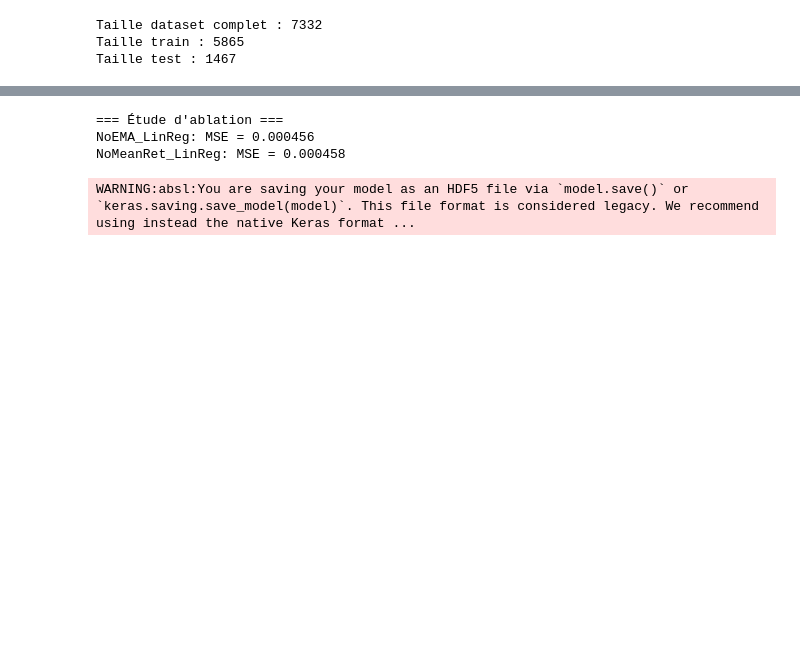
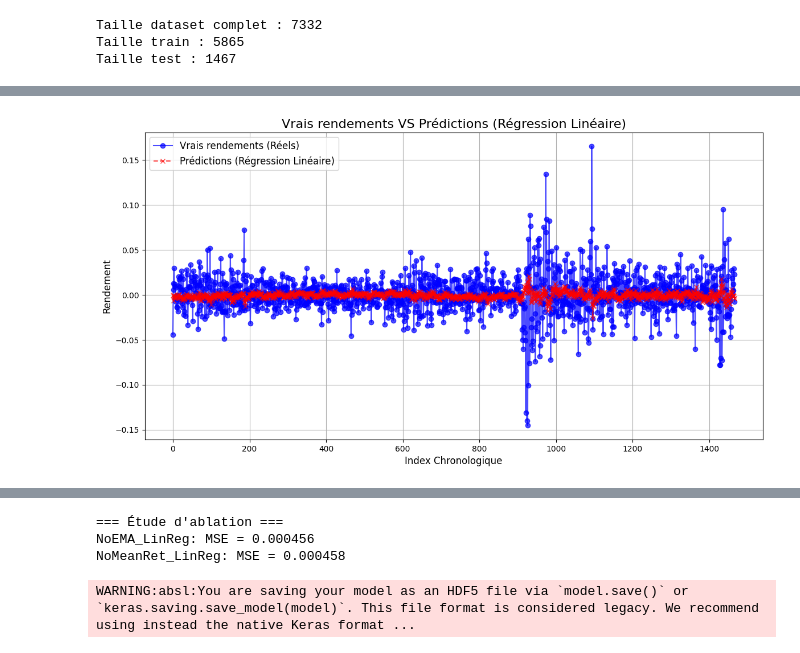
Before and after one commit to ugom2002/projet_DL, a Jupyter notebook: Projet_DL.ipynb, the cells around one changed output, grey strips where cells are left out. Drawn from its saved outputs; the diff is of its cells as text; code cells hidden in the pictures; blank space fills up the shorter version.

```diff
--- a/Projet_DL.ipynb
+++ b/Projet_DL.ipynb
@@ -207 +233,24 @@ Taille test : 1467
+# %%
+import matplotlib.pyplot as plt
+
+# Tracé des vrais rendements et des prédictions
+plt.figure(figsize=(14, 7))
+
+# Tracer les vrais rendements
+plt.plot(range(len(y_test)), y_test, label="Vrais rendements (Réels)", color='blue', linestyle='-', marker='o', alpha=0.7)
+
+# Tracer les prédictions
+plt.plot(range(len(y_pred_lin)), y_pred_lin, label="Prédictions (Régression Linéaire)", color='red', linestyle='--', marker='x', alpha=0.7)
+
+# Ajouter des titres et légendes
+plt.title("Vrais rendements VS Prédictions (Régression Linéaire)", fontsize=16)
+plt.xlabel("Index Chronologique", fontsize=12)
+plt.ylabel("Rendement", fontsize=12)
+plt.legend(fontsize=12)
+plt.grid(True)
+
+# Afficher le graphique
+plt.show()
+# %% [output]
+[figure, added]
 # %%
```
Also changed, not shown: parts of 13 cells of this notebook.
